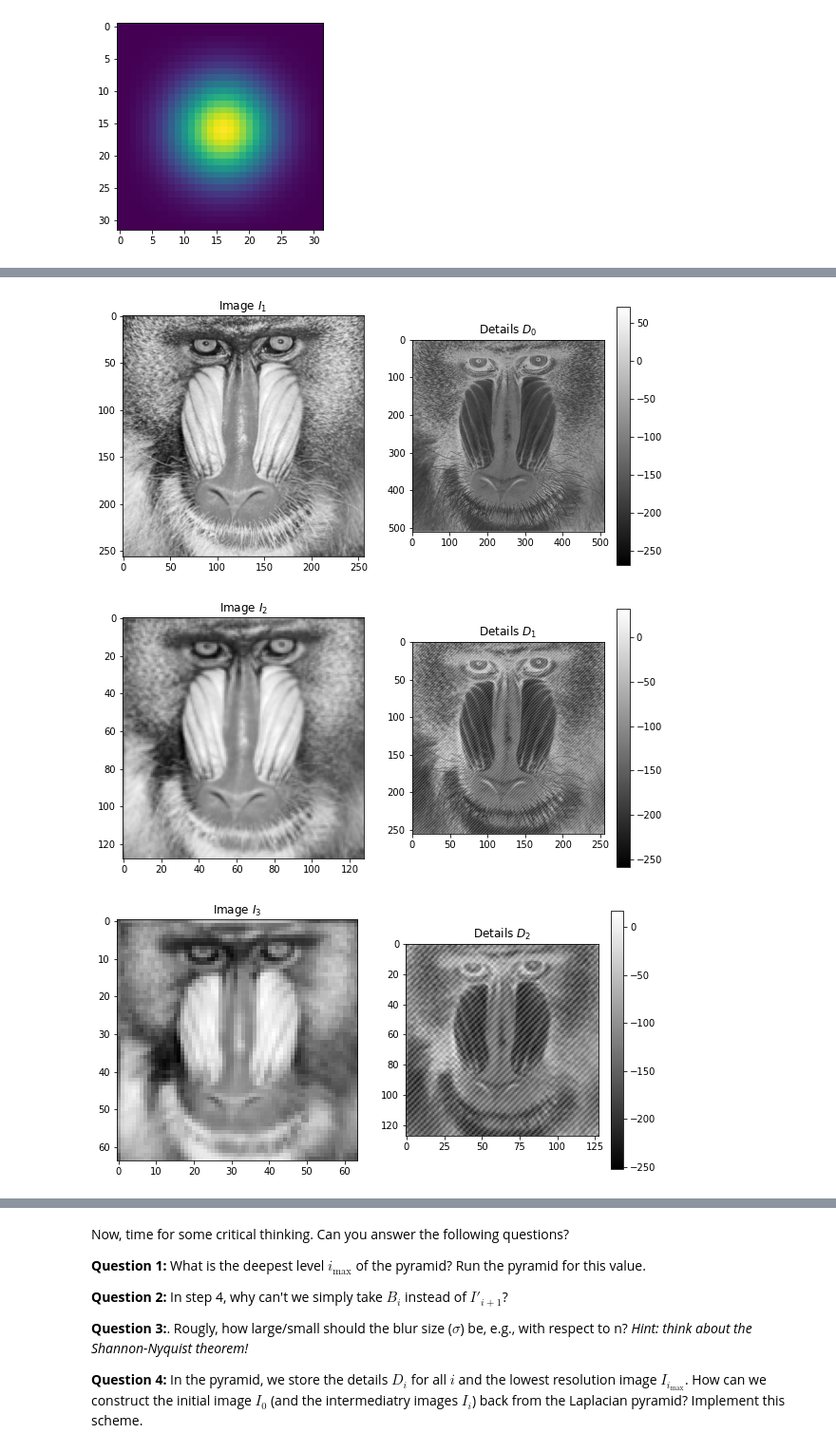
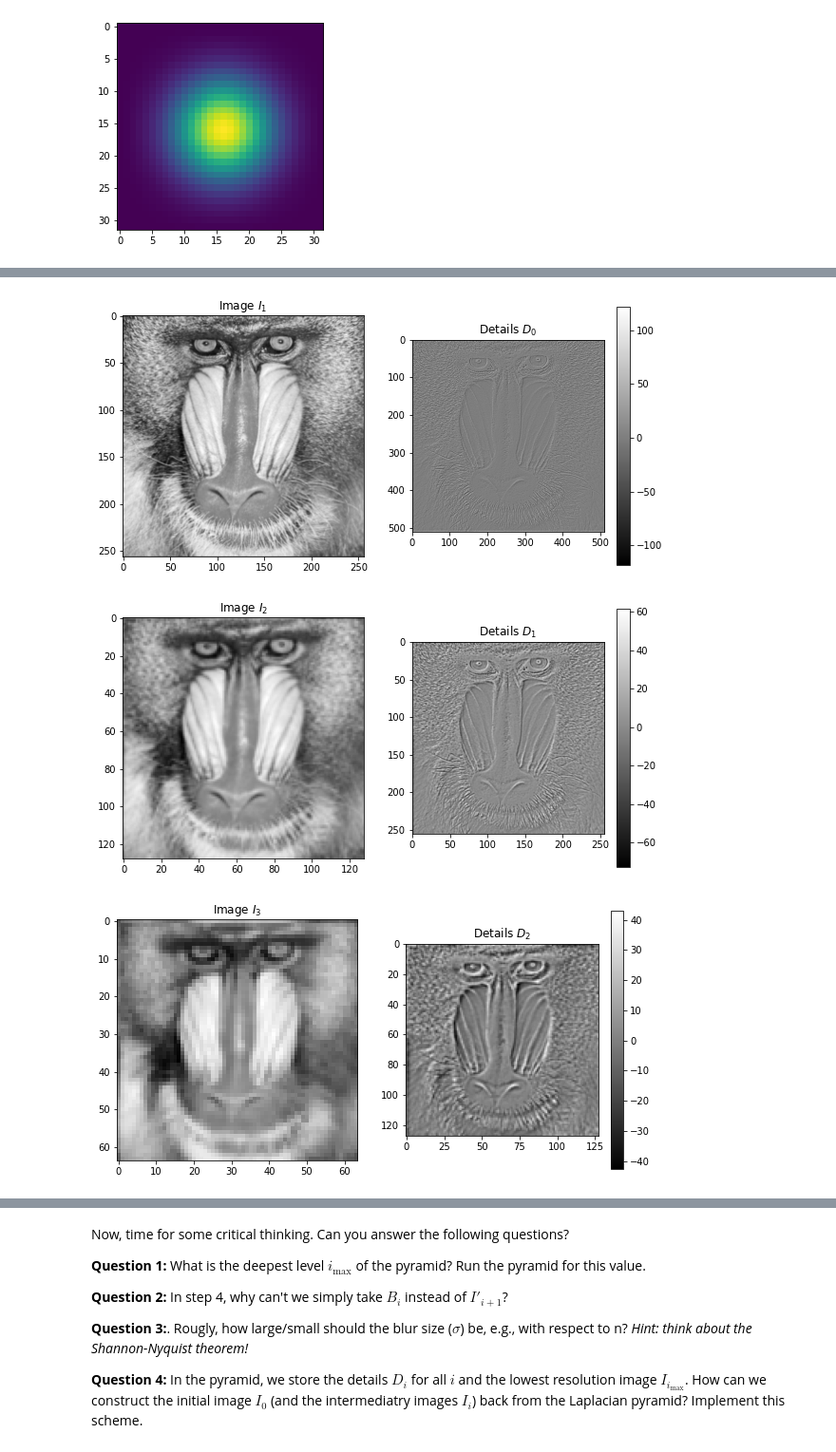
Before and after one commit to RomainGrx/LELEC2885-Practical-Sessions, a Jupyter notebook: TP1_student.ipynb, the cells around one changed output, grey strips where cells are left out. Shown at 95% size. Drawn from its saved outputs; the diff is of its cells as text; code cells hidden in the pictures.

```diff
--- a/TP1_student.ipynb
+++ b/TP1_student.ipynb
@@ -193,7 +193,11 @@ def expand(I_iplus1):
 
     fft_I_plus1 = np.fft.fft2(I_iplus1)
 
-    padded_fft_I_plus1 = np.pad(fft_I_plus1, ((int(np.floor(H/2)), int(np.ceil(H/2))), (int(np.floor(W/2)), int(np.ceil(W/2)))), 'constant', constant_values=0)
+    padded_fft_I_plus1 = np.zeros((2*H, 2*W), dtype=np.complex64)
+    padded_fft_I_plus1[H//2:-H//2, W//2:-W//2] = fft_I_plus1
+    #padded_fft_I_plus1[:H, :W] = fft_I_plus1
+
+    #padded_fft_I_plus1 = np.pad(fft_I_plus1, ((int(np.floor(H/2)), int(np.ceil(H/2))), (int(np.floor(W/2)), int(np.ceil(W/2)))), 'constant', constant_values=0)
 
     Iprime_iplus1 = np.fft.ifft2(padded_fft_I_plus1)
 
@@ -235,35 +239,35 @@ pyramid = []
 
 # Build the Pyramid
 for i in range(i_max):
     # First, let's blur the image
     B_i = blur(I_i)
 
     # Get the down sampled blured image
     I_iplus1 = downSample(B_i)
 
     I_prime_iplus1 = expand(I_iplus1)
 
-    D_i = I_prime_iplus1 - I_i
+    D_i = B_i - I_i
 
     I_i = I_iplus1
 
     plt.figure(figsize=(10,5))
     plt.subplot(121, title='Image $I_{}$'.format(i+1))
     plt.imshow(I_i,cmap='gray')
     plt.subplot(122, title='Details $D_{}$'.format(i))
     plt.imshow(np.real(D_i), cmap='gray')
     plt.colorbar() # Interesting, allows to observe how the details decrease in amplitude
     plt.show()
 
     pyramid.append(D_i)
 pyramid.append(I_i)
-
+I_i_final = I_i
 plt.figure(figsize=(15,8))
 plt.title("The complete Laplacian Pyramid")
 plot_pyramid(pyramid)
 plt.show()
 # %% [output]
 [figure]
-[figure, old version]
+[figure, new version]
-[figure, old version]
+[figure, new version]
-[figure, old version]
+[figure, new version]
```
Also changed, not shown: parts of 2 cells of this notebook, 1 other file.
